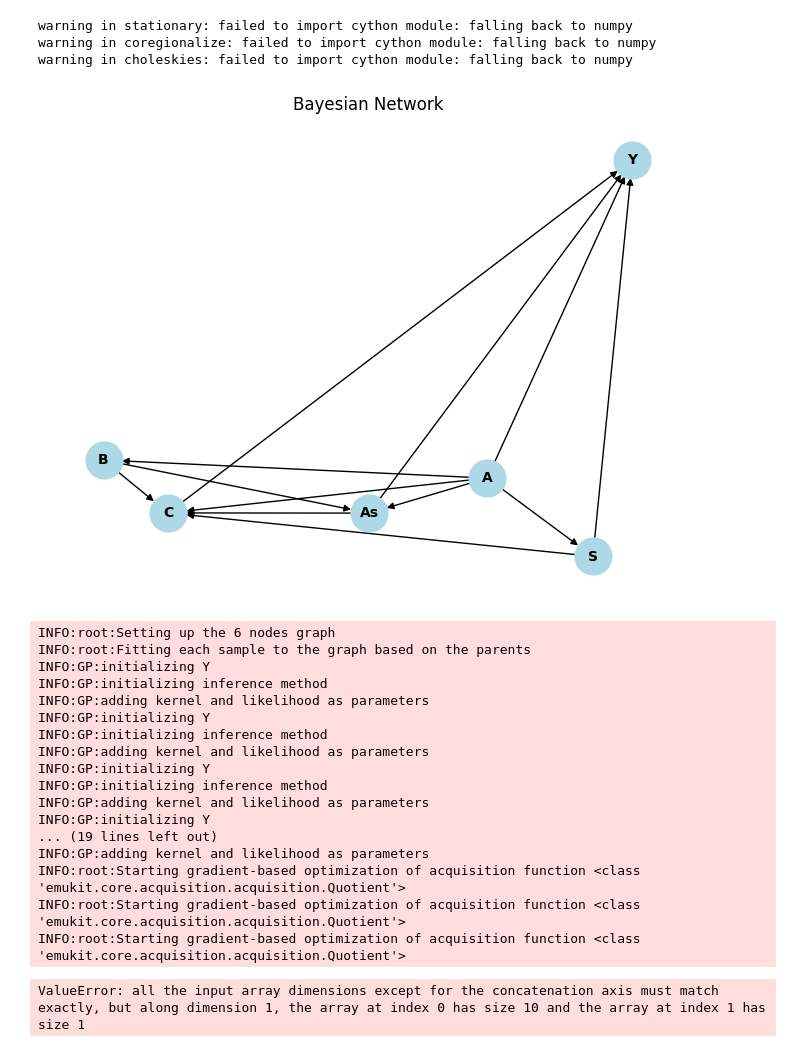
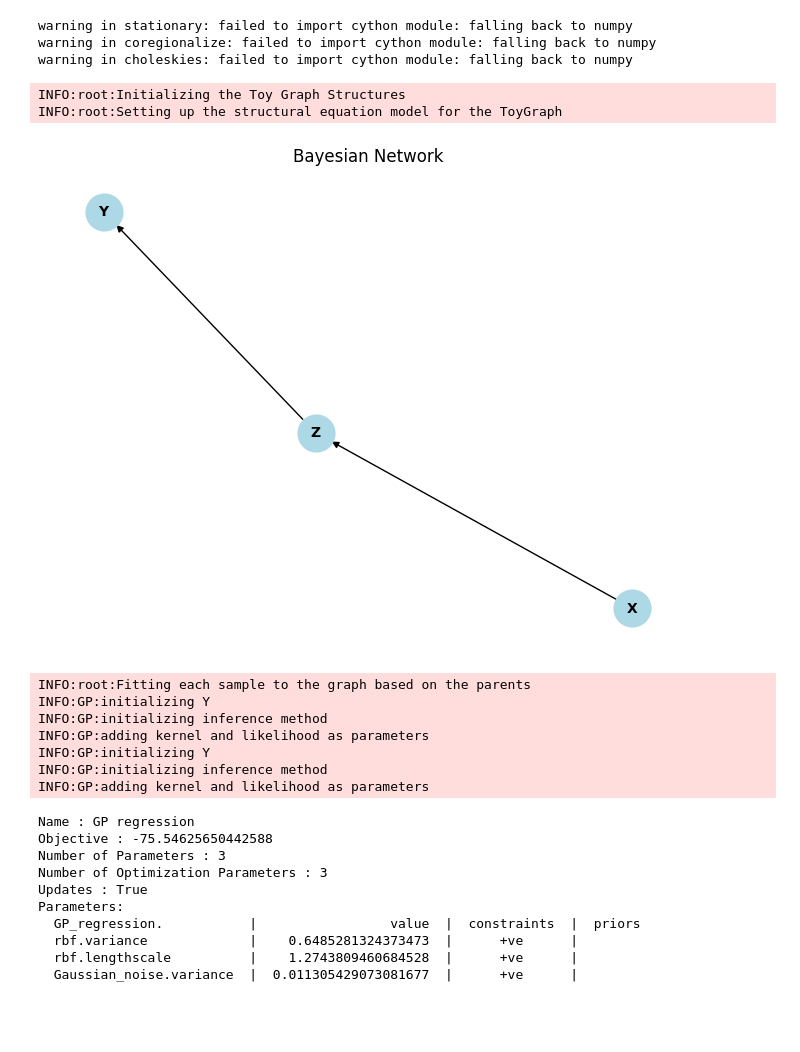
Before and after one commit to FearTheDeer9/AmortizedBayesianOptimization, a Jupyter notebook: experiments/node_experiments.ipynb, the cells around one changed output. Drawn from its saved outputs; the diff is of its cells as text; code cells hidden in the pictures; blank space fills up the shorter version.

Commit message:
More pieces working, need to figure out how the sample from the estimated SEM

```diff
--- a/experiments/node_experiments.ipynb
+++ b/experiments/node_experiments.ipynb
@@ -12,30 +13,30 @@ from algorithms.BO_algorithm import BO
 warning in stationary: failed to import cython module: falling back to numpy
 warning in coregionalize: failed to import cython module: falling back to numpy
 warning in choleskies: failed to import cython module: falling back to numpy
-# %%
-graph = Graph6Nodes()
-graph.show_graphical_model()
-# %% [output]
-[figure, removed]
-# %%
-algo = CBO("Graph6")
-algo.run_algorithm()
-# %% [output]
-INFO:root:Setting up the 6 nodes graph
-INFO:root:Fitting each sample to the graph based on the parents
-INFO:GP:initializing Y
-INFO:GP:initializing inference method
-INFO:GP:adding kernel and likelihood as parameters
-INFO:GP:initializing Y
-INFO:GP:initializing inference method
-INFO:GP:adding kernel and likelihood as parameters
-INFO:GP:initializing Y
-INFO:GP:initializing inference method
-INFO:GP:adding kernel and likelihood as parameters
-INFO:GP:initializing Y
-... (19 lines left out)
-INFO:GP:adding kernel and likelihood as parameters
-INFO:root:Starting gradient-based optimization of acquisition function <class 'emukit.core.acquisition.acquisition.Quotient'>
-INFO:root:Starting gradient-based optimization of acquisition function <class 'emukit.core.acquisition.acquisition.Quotient'>
-INFO:root:Starting gradient-based optimization of acquisition function <class 'emukit.core.acquisition.acquisition.Quotient'>
-ValueError: all the input array dimensions except for the concatenation axis must match exactly, but along dimension 1, the array at index 0 has size 10 and the array at index 1 has size 1
+# %%
+graph = ToyGraph()
+samples = sample_model(graph.SEM)
+graph.show_graphical_model()
+graph.fit_samples_to_graph(samples)
+print(graph.functions['Y'])
+# %% [output]
+INFO:root:Initializing the Toy Graph Structures
+INFO:root:Setting up the structural equation model for the ToyGraph
+[figure, added]
+INFO:root:Fitting each sample to the graph based on the parents
+INFO:GP:initializing Y
+INFO:GP:initializing inference method
+INFO:GP:adding kernel and likelihood as parameters
+INFO:GP:initializing Y
+INFO:GP:initializing inference method
+INFO:GP:adding kernel and likelihood as parameters
+Name : GP regression
+Objective : -75.54625650442588
+Number of Parameters : 3
+Number of Optimization Parameters : 3
+Updates : True
+Parameters:
+  GP_regression.           |                 value  |  constraints  |  priors
+  rbf.variance             |    0.6485281324373473  |      +ve      |
+  rbf.lengthscale          |    1.2743809460684528  |      +ve      |
+  Gaussian_noise.variance  |  0.011305429073081677  |      +ve      |
```
Also changed, not shown: parts of 7 cells of this notebook, 9 other files.
